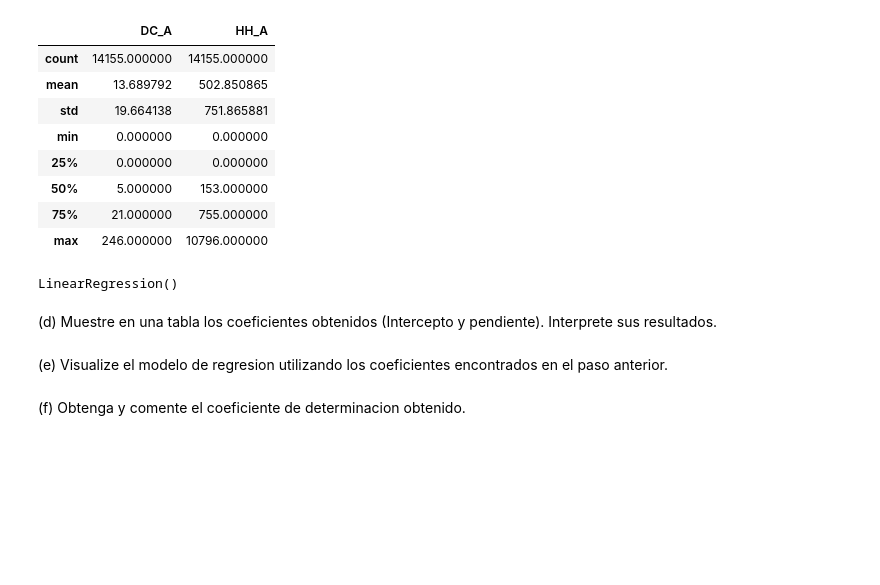
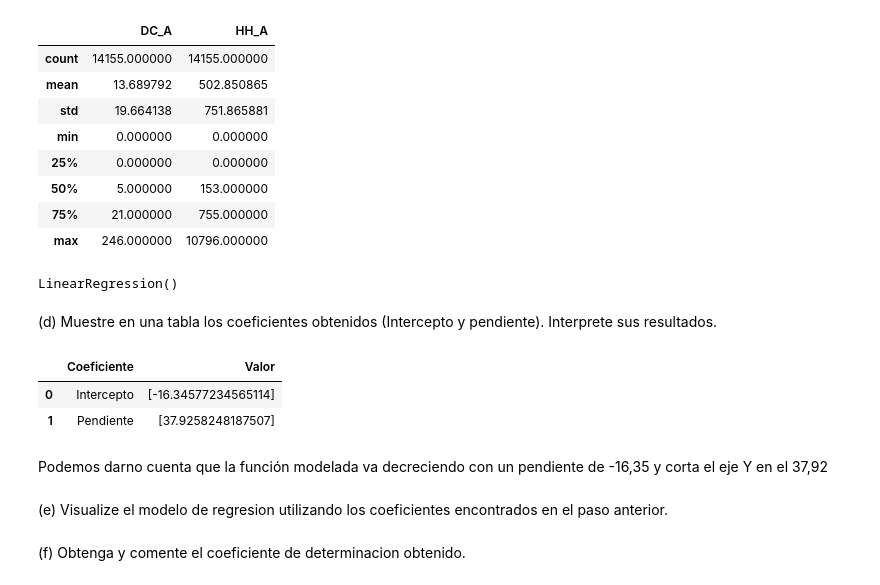
Before and after one commit to Dxeg0o/proyecto_cdd_2, a Jupyter notebook: proyecto.ipynb, the cells around one changed output. Saved outputs shown, nothing was run; the diff lists cells and outputs as text; code cells hidden in the pictures; blank space fills up the shorter version.

```diff
--- a/proyecto.ipynb
+++ b/proyecto.ipynb
@@ -203,13 +203,29 @@ from sklearn.linear_model import LinearRegression
 X_train = train_set[['DC_A']]
 y_train = train_set[['HH_A']]
 
-lin_reg = LinearRegression()
+modelo = LinearRegression()
 
-lin_reg.fit(X_train, y_train)
+modelo.fit(X_train, y_train)
 # %% [output]
 LinearRegression()
 # %% [markdown]
 (d) Muestre en una tabla los coeficientes obtenidos (Intercepto y pendiente). Interprete sus resultados.
+# %%
+intercepto= modelo.intercept_
+pendiente= modelo.coef_[0]
+
+resultados = pd.DataFrame({
+    'Coeficiente': ['Intercepto', 'Pendiente'],
+    'Valor': [intercepto, pendiente]
+})
+
+resultados
+# %% [output]
+|  | Coeficiente | Valor |
+| 0 | Intercepto | [-16.34577234565114] |
+| 1 | Pendiente | [37.9258248187507] |
+# %% [markdown]
+Podemos darno cuenta que la función modelada va decreciendo con un pendiente de -16,35 y corta el eje Y en el 37,92
 # %% [markdown]
 (e) Visualize el modelo de regresion utilizando los coeficientes encontrados en el paso anterior.
 # %% [markdown]
```
